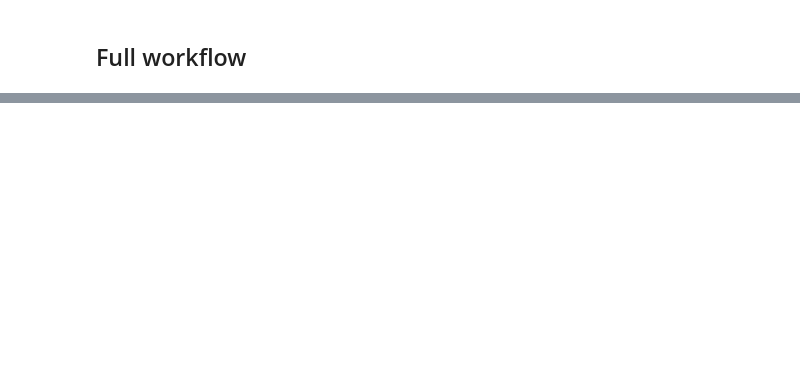
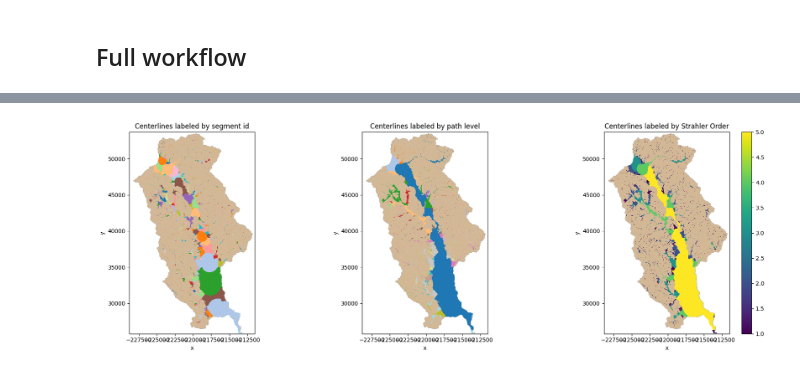
Before and after one commit to avkoehl/valley-axis, a Jupyter notebook: examples/valley_axis_demo.ipynb, the cells around one changed output, grey strips where cells are left out. Cells and saved outputs as stored; diff of their text form; code cells hidden in the pictures; blank space fills up the shorter version.

```diff
--- a/examples/valley_axis_demo.ipynb
+++ b/examples/valley_axis_demo.ipynb
@@ -135,0 +117,41 @@ for method in methods:
+# %%
+fig, axes = plt.subplots(1, 3, figsize=(18, 6))
+
+# 1. Segment
+plot_region(axes[0], region)
+allocation.where(allocation > 0).plot(ax=axes[0], cmap='tab20', add_colorbar=False)
+axes[0].set_title("Centerlines labeled by segment id")
+axes[0].set_aspect("equal")
+
+# 2. Path
+# for each segment_id convert to path_level label using segments df
+path_allocation = allocation.copy()
+for segment_id in np.unique(allocation.values):
+    if np.isnan(segment_id) or segment_id == 0:
+        continue
+    path_level = centerlines.segments.loc[centerlines.segments['segment_id'] == segment_id, 'path_label'].iloc[0]
+    path_allocation.data[allocation == segment_id] = path_level
+
+plot_region(axes[1], region)
+path_allocation.where(path_allocation > 0).plot(ax=axes[1], cmap='tab20', add_colorbar=False)
+axes[1].set_title("Centerlines labeled by path level")
+axes[1].set_aspect("equal")
+
+# 2. Strahler
+# for each segment_id convert to strahler order label using segments df
+# for each segment_id convert to path_level label using segments df
+s_alloc = allocation.copy()
+for segment_id in np.unique(allocation.values):
+    if np.isnan(segment_id) or segment_id == 0:
+        continue
+    strahler = centerlines.segments.loc[centerlines.segments['segment_id'] == segment_id, 'strahler_order'].iloc[0]
+    s_alloc.data[allocation == segment_id] = strahler
+
+plot_region(axes[2], region)
+s_alloc.where(s_alloc > 0).plot(ax=axes[2])
+axes[2].set_title("Centerlines labeled by Strahler Order")
+axes[2].set_aspect("equal")
+
+plt.tight_layout()
+# %% [output]
+[figure, added]
```
Also changed, not shown: parts of 27 cells of this notebook, 15 other files.
